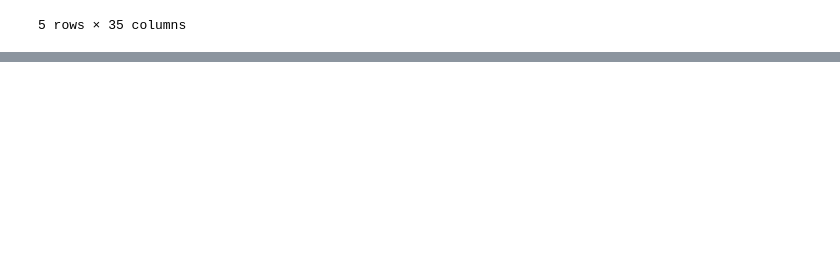
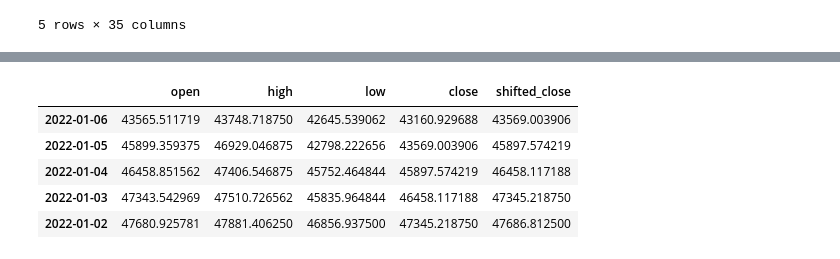
Before and after one commit to rodum012/Bitcoin_AI_Projection_Comparison, a Jupyter notebook: Data_Frame.ipynb, the cells around one changed output, grey strips where cells are left out. Saved outputs shown, nothing was run; the diff lists cells and outputs as text; code cells hidden in the pictures; blank space fills up the shorter version.

```diff
--- a/Data_Frame.ipynb
+++ b/Data_Frame.ipynb
@@ -29,0 +78,9 @@ Total_df.head()
+# %%
+btc_df.tail()
+# %% [output]
+|  | open | high | low | close | shifted_close |
+| 2022-01-06 | 43565.511719 | 43748.718750 | 42645.539062 | 43160.929688 | 43569.003906 |
+| 2022-01-05 | 45899.359375 | 46929.046875 | 42798.222656 | 43569.003906 | 45897.574219 |
+| 2022-01-04 | 46458.851562 | 47406.546875 | 45752.464844 | 45897.574219 | 46458.117188 |
+| 2022-01-03 | 47343.542969 | 47510.726562 | 45835.964844 | 46458.117188 | 47345.218750 |
+| 2022-01-02 | 47680.925781 | 47881.406250 | 46856.937500 | 47345.218750 | 47686.812500 |
```
Also changed, not shown: parts of 28 cells of this notebook.
